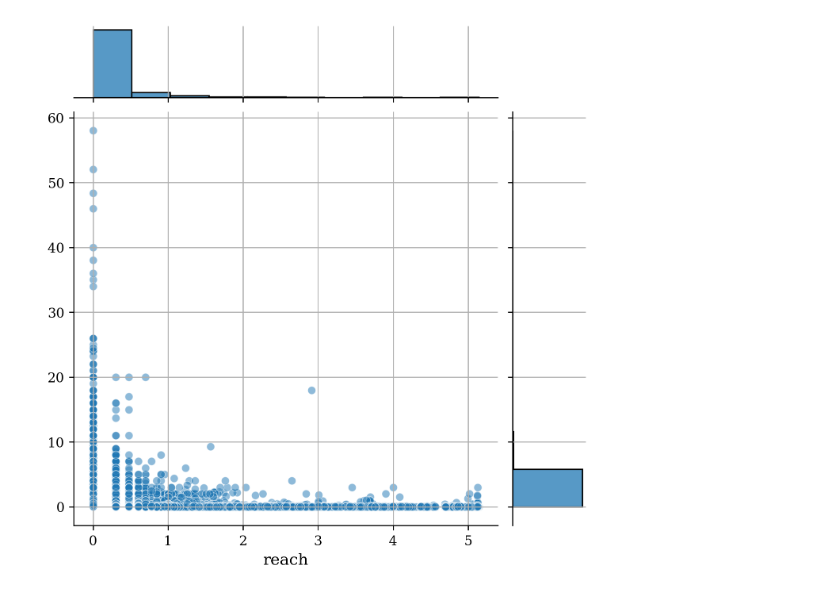
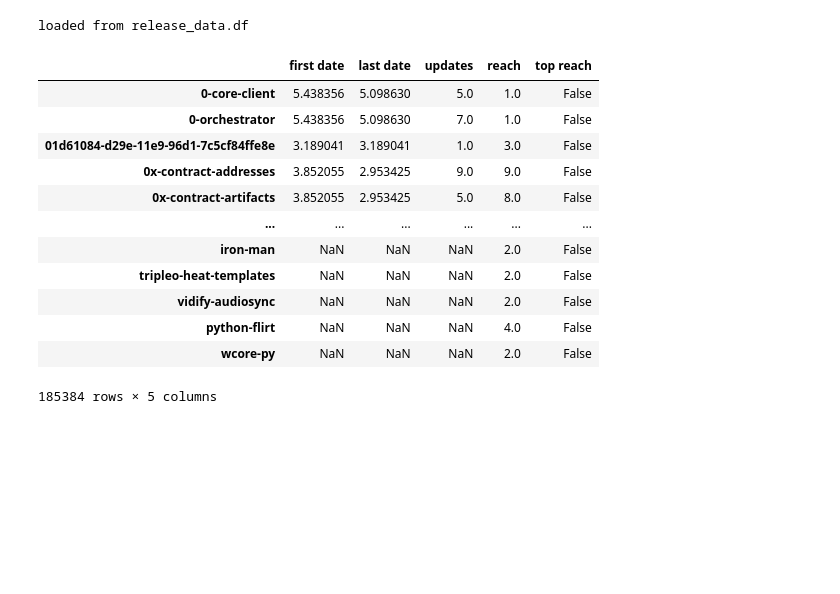
Before and after one commit to facundojgarcia02/CoNet, a Jupyter notebook: Tp Final/analysis/release_date_analysis.ipynb, the cells around one changed output. Saved outputs shown, nothing was run; the diff lists cells and outputs as text; code cells hidden in the pictures; blank space fills up the shorter version.

```diff
--- a/Tp Final/analysis/release_date_analysis.ipynb
+++ b/Tp Final/analysis/release_date_analysis.ipynb
@@ -21,5 +12,5 @@ Checking out files: 100% (111/111), done.
 # %%
-from Propagation.utils import ReachFinder
+from propagation.utils import ReachFinder
 import numpy as np
 import pandas as pd
 import datetime
@@ -35,11 +26,11 @@ rcParams['mathtext.fontset'] = 'cm'
 rcParams['figure.dpi'] = 120
 rcParams['legend.fontsize'] = 10
 rcParams['axes.labelsize'] = 'large'
-rcParams['axes.grid'] = True
 
 try:
     with open("release_data.df", "rb") as pickle_file:
         data_df = pickle.load(pickle_file)
+        print("loaded from release_data.df")
 except FileNotFoundError:
     # Loading Network
     G = nx.read_gexf("../state_files/PyPi Network V4.gexf")
@@ -66,3 +57,5 @@ except FileNotFoundError:
     data_df = pd.DataFrame.from_dict(data=data_dict)
     with open("release_data.df", "wb") as pickle_file:
         pickle.dump(data_df, pickle_file)
+# %% [output]
+loaded from release_data.df
@@ -81,7 +62,20 @@ sample_df = data_df.dropna().sample(200, random_state=42).reset_index()
-# %%
-jg = sns.JointGrid(data=data_df, x=np.log10(data_df["reach"]), y=data_df["updates"]/(data_df["first date"] - data_df["last date"]), )
-jg.plot_joint(sns.scatterplot, alpha=0.5)
-jg.plot_marginals(sns.histplot, kde=False, bins=10)
-plt.show()
-# %% [output]
-[figure, removed]
+# %%
+data_df["top reach"] = data_df["reach"] > 1.2e5
+data_df["last date"] /= 365
+data_df["first date"] /= 365
+
+data_df
+# %% [output]
+|  | first date | last date | updates | reach | top reach |
+| 0-core-client | 5.438356 | 5.098630 | 5.0 | 1.0 | False |
+| 0-orchestrator | 5.438356 | 5.098630 | 7.0 | 1.0 | False |
+| 01d61084-d29e-11e9-96d1-7c5cf84ffe8e | 3.189041 | 3.189041 | 1.0 | 3.0 | False |
+| 0x-contract-addresses | 3.852055 | 2.953425 | 9.0 | 9.0 | False |
+| 0x-contract-artifacts | 3.852055 | 2.953425 | 5.0 | 8.0 | False |
+| ... | ... | ... | ... | ... | ... |
+| iron-man | NaN | NaN | NaN | 2.0 | False |
+| tripleo-heat-templates | NaN | NaN | NaN | 2.0 | False |
+| vidify-audiosync | NaN | NaN | NaN | 2.0 | False |
+| python-flirt | NaN | NaN | NaN | 4.0 | False |
+| wcore-py | NaN | NaN | NaN | 2.0 | False |
+185384 rows × 5 columns
```
Also changed, not shown: parts of 8 cells of this notebook.
